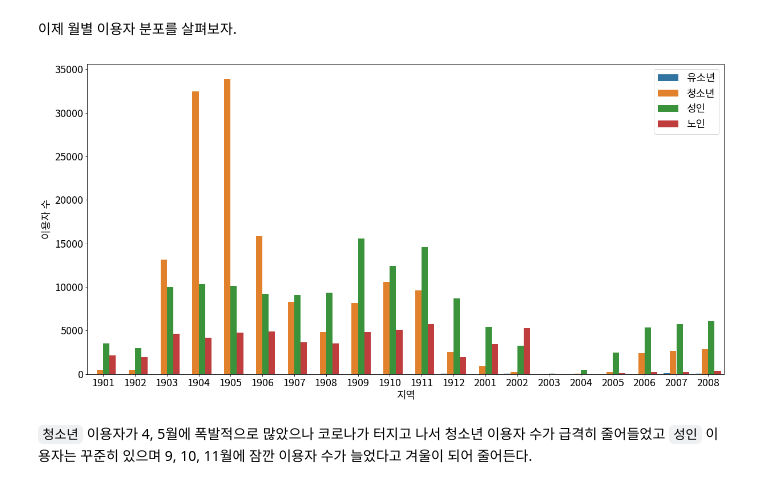
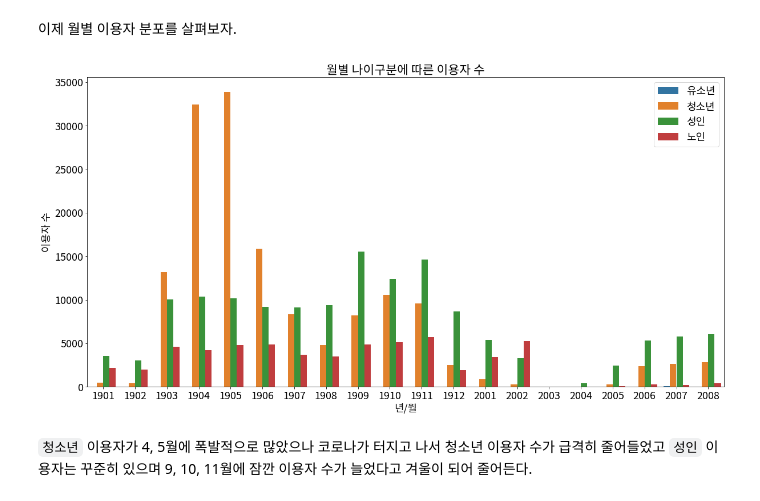
Before and after one commit to CoodingPenguin/data-contest-collection, a Jupyter notebook: sports-data-application-contest-2020/체력인증센터이용자현황.ipynb, the cells around one changed output. Saved outputs shown, nothing was run; the diff lists cells and outputs as text; code cells hidden in the pictures.

```diff
--- a/sports-data-application-contest-2020/체력인증센터이용자현황.ipynb
+++ b/sports-data-application-contest-2020/체력인증센터이용자현황.ipynb
@@ -538,13 +538,14 @@ plt.show()
 # %%
 # 월별 이용자 분포
 plt.figure(figsize=(20, 10))
 sns.countplot(x='TEST_MONTH', hue='AGE_GBN', hue_order=['유소년', '청소년', '성인', '노인'], data=sttus_merged)
-plt.xlabel('지역')
+plt.xlabel('년/월')
 plt.ylabel('이용자 수')
+plt.title('월별 나이구분에 따른 이용자 수')
 plt.legend()
 plt.show()
 # %% [output]
-[figure, old version]
+[figure, new version]
 # %% [markdown]
 `청소년` 이용자가 4, 5월에 폭발적으로 많았으나 코로나가 터지고 나서 청소년 이용자 수가 급격히 줄어들었고 `성인` 이용자는 꾸준히 있으며 9, 10, 11월에 잠깐 이용자 수가 늘었다고 겨울이 되어 줄어든다.
 # %% [markdown]
```
Also changed, not shown: parts of 63 cells of this notebook.
